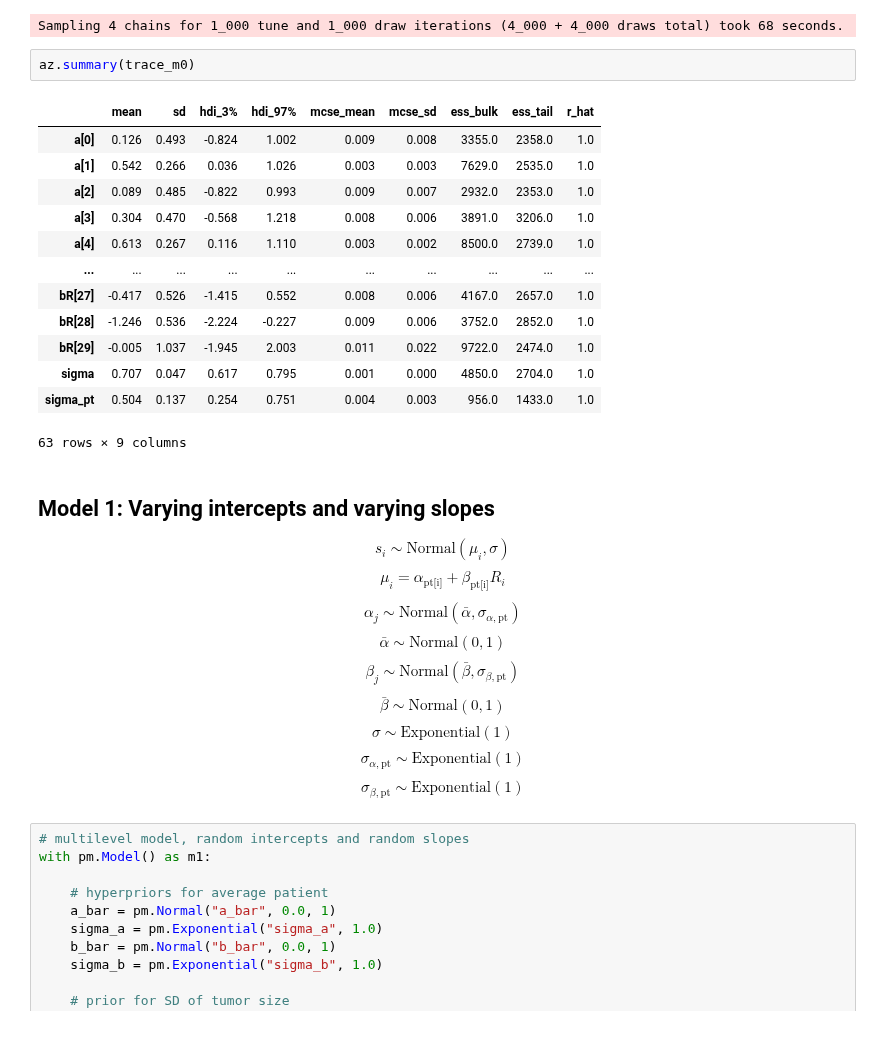
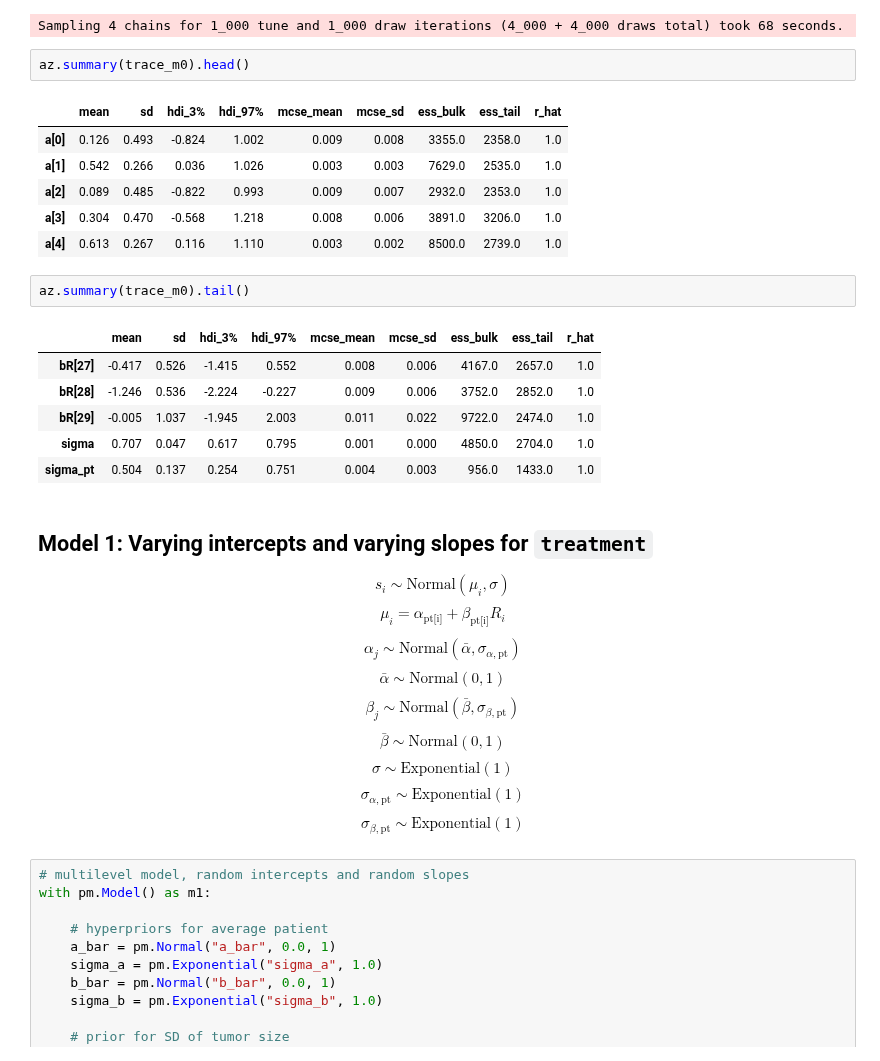
Before and after one commit to benslack19/benslack19.github.io, a Jupyter notebook: _posts_drafts/2024-05-29-time-series-varying-effects.ipynb, the cells around one changed output. Cells and saved outputs as stored; diff of their text form.

Commit message:
update functions in utils, finish varying effects

```diff
--- a/_posts_drafts/2024-05-29-time-series-varying-effects.ipynb
+++ b/_posts_drafts/2024-05-29-time-series-varying-effects.ipynb
@@ -241,23 +250,25 @@ ServerApp.rate_limit_window=3.0 (secs)
 [interactive output not drawn]
 Sampling 4 chains for 1_000 tune and 1_000 draw iterations (4_000 + 4_000 draws total) took 68 seconds.
 # %%
-az.summary(trace_m0)
+az.summary(trace_m0).head()
 # %% [output]
 |  | mean | sd | hdi_3% | hdi_97% | mcse_mean | mcse_sd | ess_bulk | ess_tail | r_hat |
 | a[0] | 0.126 | 0.493 | -0.824 | 1.002 | 0.009 | 0.008 | 3355.0 | 2358.0 | 1.0 |
 | a[1] | 0.542 | 0.266 | 0.036 | 1.026 | 0.003 | 0.003 | 7629.0 | 2535.0 | 1.0 |
 | a[2] | 0.089 | 0.485 | -0.822 | 0.993 | 0.009 | 0.007 | 2932.0 | 2353.0 | 1.0 |
 | a[3] | 0.304 | 0.470 | -0.568 | 1.218 | 0.008 | 0.006 | 3891.0 | 3206.0 | 1.0 |
 | a[4] | 0.613 | 0.267 | 0.116 | 1.110 | 0.003 | 0.002 | 8500.0 | 2739.0 | 1.0 |
-| ... | ... | ... | ... | ... | ... | ... | ... | ... | ... |
-| bR[27] | -0.417 | 0.526 | -1.415 | 0.552 | 0.008 | 0.006 | 4167.0 | 2657.0 | 1.0 |
-| bR[28] | -1.246 | 0.536 | -2.224 | -0.227 | 0.009 | 0.006 | 3752.0 | 2852.0 | 1.0 |
-| bR[29] | -0.005 | 1.037 | -1.945 | 2.003 | 0.011 | 0.022 | 9722.0 | 2474.0 | 1.0 |
-| sigma | 0.707 | 0.047 | 0.617 | 0.795 | 0.001 | 0.000 | 4850.0 | 2704.0 | 1.0 |
-| sigma_pt | 0.504 | 0.137 | 0.254 | 0.751 | 0.004 | 0.003 | 956.0 | 1433.0 | 1.0 |
-63 rows × 9 columns
+# %%
+az.summary(trace_m0).tail()
+# %% [output]
+|  | mean | sd | hdi_3% | hdi_97% | mcse_mean | mcse_sd | ess_bulk | ess_tail | r_hat |
+| bR[27] | -0.417 | 0.526 | -1.415 | 0.552 | 0.008 | 0.006 | 4167.0 | 2657.0 | 1.0 |
+| bR[28] | -1.246 | 0.536 | -2.224 | -0.227 | 0.009 | 0.006 | 3752.0 | 2852.0 | 1.0 |
+| bR[29] | -0.005 | 1.037 | -1.945 | 2.003 | 0.011 | 0.022 | 9722.0 | 2474.0 | 1.0 |
+| sigma | 0.707 | 0.047 | 0.617 | 0.795 | 0.001 | 0.000 | 4850.0 | 2704.0 | 1.0 |
+| sigma_pt | 0.504 | 0.137 | 0.254 | 0.751 | 0.004 | 0.003 | 956.0 | 1433.0 | 1.0 |
 # %% [markdown]
-## Model 1: Varying intercepts and varying slopes
+## Model 1: Varying intercepts and varying slopes for `treatment`
 
 $$ s_i \sim \text{Normal}(\mu_i, \sigma) $$
 $$ \mu_i = \alpha_{\text{pt[i]}} + \beta_{\text{pt[i]}}R_i $$
```
Also changed, not shown: parts of 20 cells of this notebook, 1 other file.
